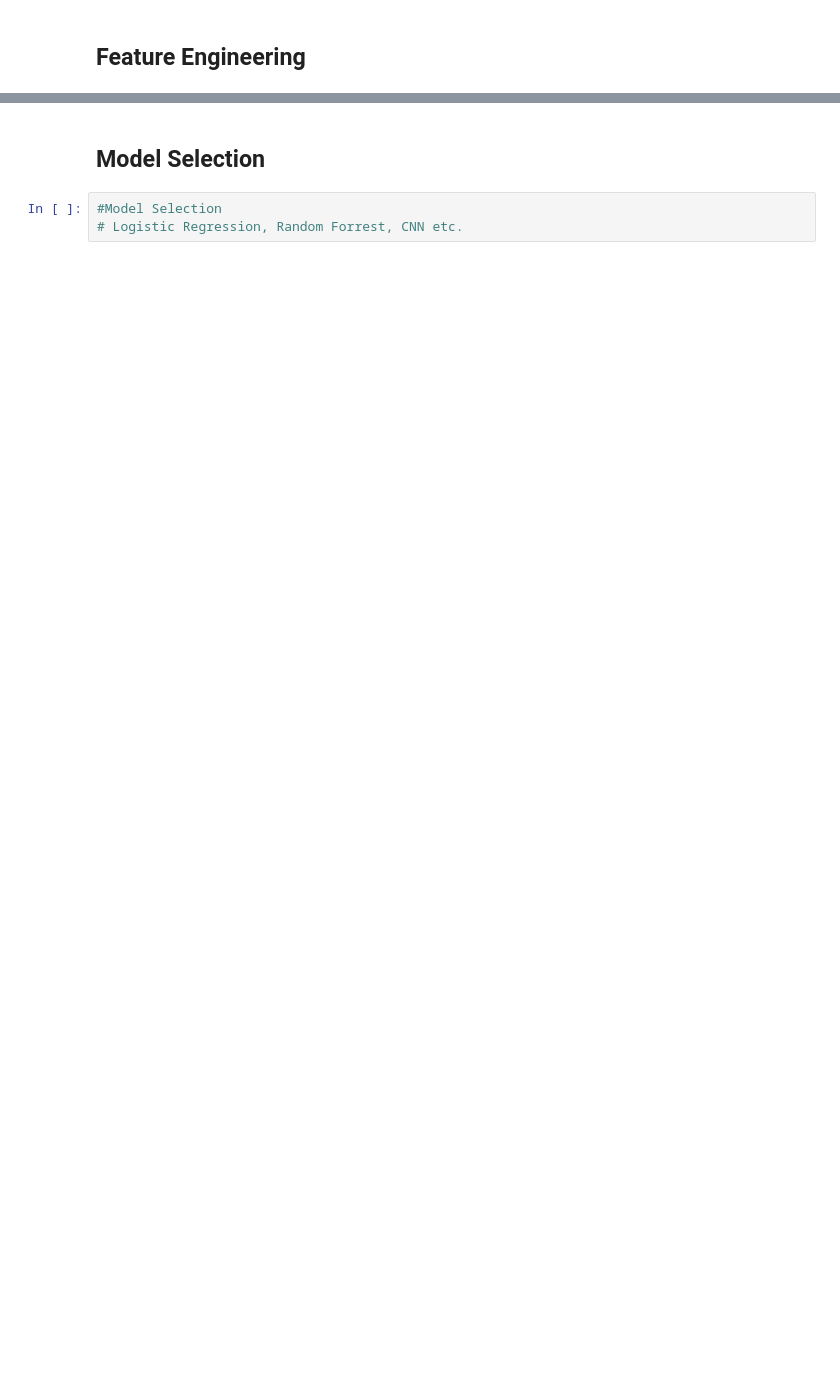
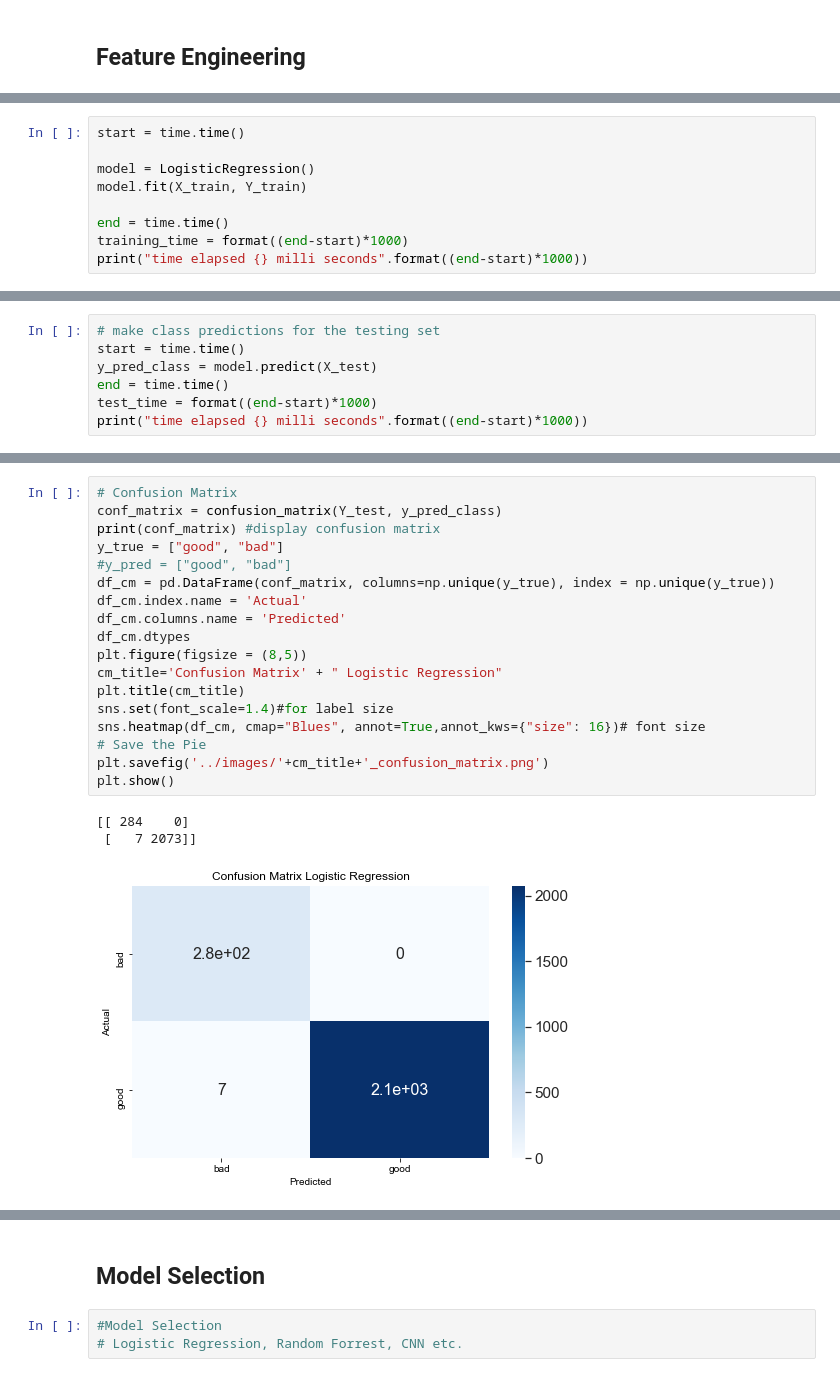
Before and after one commit to conorgilmer/STV-Ballot-as-a-signature, a Jupyter notebook: python/MLElectionData.ipynb, the cells around one changed output, grey strips where cells are left out. Drawn from its saved outputs; the diff is of its cells as text; blank space fills up the shorter version.

```diff
--- a/python/MLElectionData.ipynb
+++ b/python/MLElectionData.ipynb
@@ -116,0 +280,9 @@ print(num_features)
+# %%
+start = time.time()
+
+model = LogisticRegression()
+model.fit(X_train, Y_train)
+
+end = time.time()
+training_time = format((end-start)*1000)
+print("time elapsed {} milli seconds".format((end-start)*1000))
@@ -116,0 +291,7 @@ print(num_features)
+# %%
+# make class predictions for the testing set
+start = time.time()
+y_pred_class = model.predict(X_test)
+end = time.time()
+test_time = format((end-start)*1000)
+print("time elapsed {} milli seconds".format((end-start)*1000))
@@ -116,0 +300,22 @@ print(num_features)
+# %%
+# Confusion Matrix
+conf_matrix = confusion_matrix(Y_test, y_pred_class)
+print(conf_matrix) #display confusion matrix
+y_true = ["good", "bad"]
+#y_pred = ["good", "bad"]
+df_cm = pd.DataFrame(conf_matrix, columns=np.unique(y_true), index = np.unique(y_true))
+df_cm.index.name = 'Actual'
+df_cm.columns.name = 'Predicted'
+df_cm.dtypes
+plt.figure(figsize = (8,5))
+cm_title='Confusion Matrix' + " Logistic Regression"
+plt.title(cm_title)
+sns.set(font_scale=1.4)#for label size
+sns.heatmap(df_cm, cmap="Blues", annot=True,annot_kws={"size": 16})# font size
+# Save the Pie
+plt.savefig('../images/'+cm_title+'_confusion_matrix.png')
+plt.show()
+# %% [output]
+[[ 284    0]
+ [   7 2073]]
+[figure, added]
```
Also changed, not shown: parts of 52 cells of this notebook.
